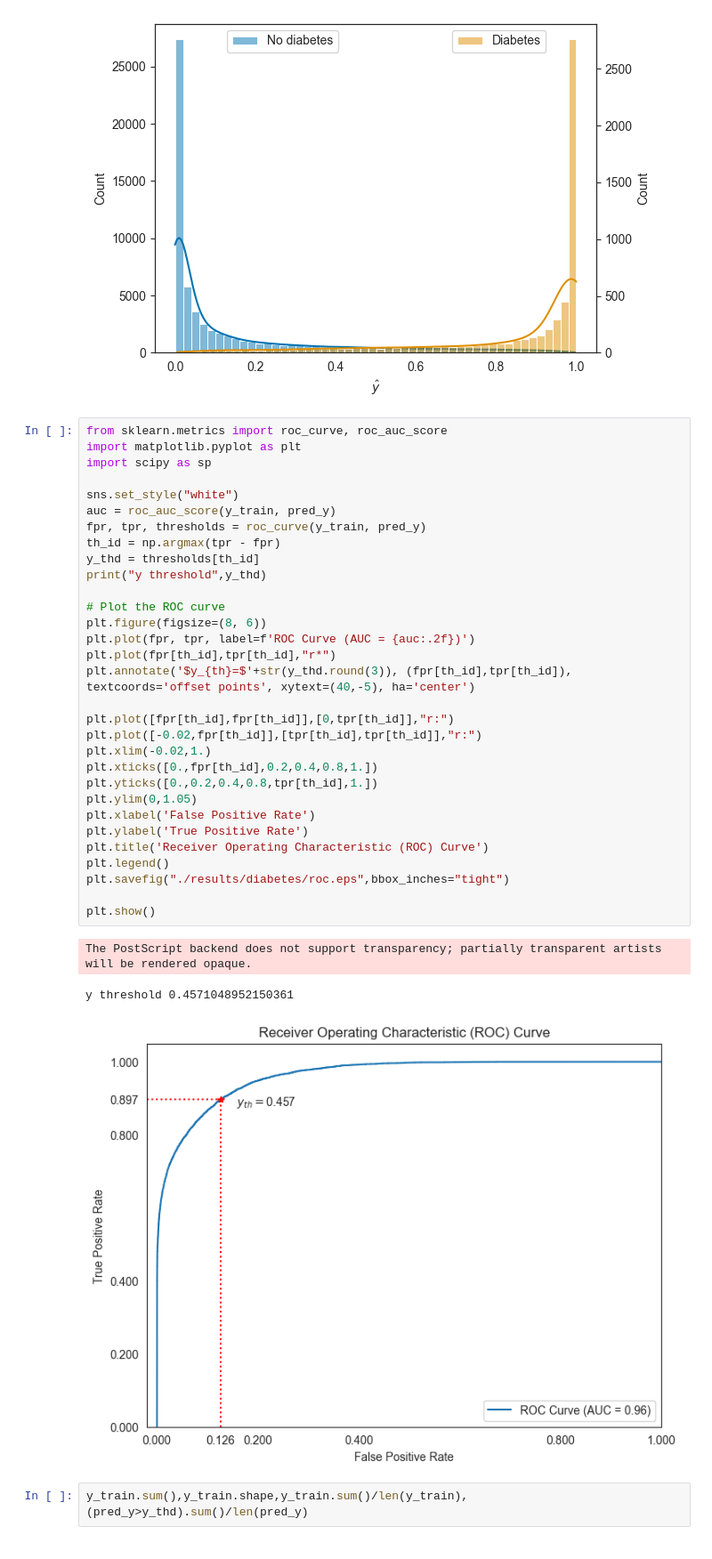
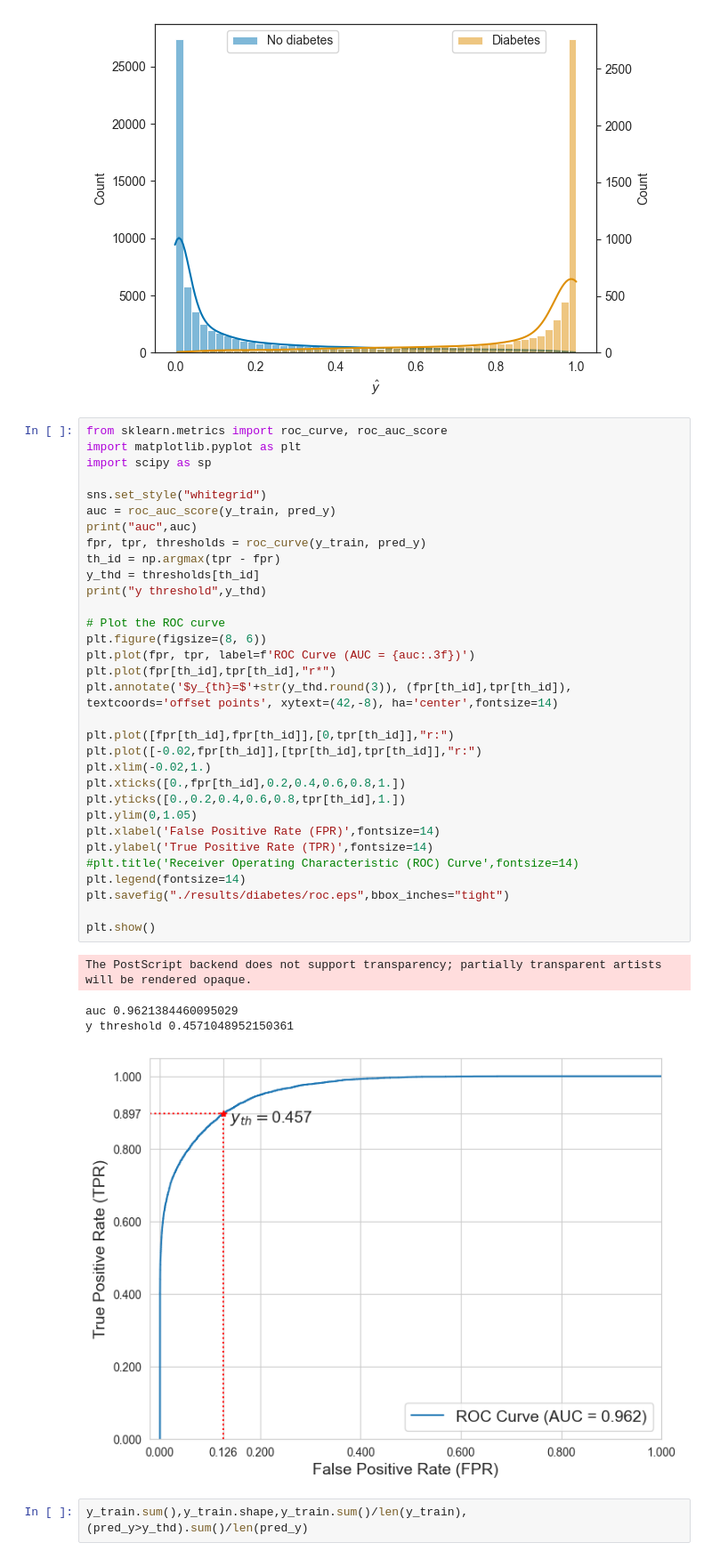
Before and after one commit to tmi-lab/AMORE, a Jupyter notebook: code/notebooks/analyse_results-pattern-diabetes.ipynb, the cells around one changed output. Shown at 89% size. Drawn from its saved outputs; the diff is of its cells as text.

```diff
--- a/code/notebooks/analyse_results-pattern-diabetes.ipynb
+++ b/code/notebooks/analyse_results-pattern-diabetes.ipynb
@@ -305,38 +314,40 @@ ax2.legend(loc='upper right', bbox_to_anchor=(0.9, 1.))
 # %%
 from sklearn.metrics import roc_curve, roc_auc_score
 import matplotlib.pyplot as plt
 import scipy as sp
 
-sns.set_style("white")
+sns.set_style("whitegrid")
 auc = roc_auc_score(y_train, pred_y)
+print("auc",auc)
 fpr, tpr, thresholds = roc_curve(y_train, pred_y)
 th_id = np.argmax(tpr - fpr)
 y_thd = thresholds[th_id]
 print("y threshold",y_thd)
 
 # Plot the ROC curve
 plt.figure(figsize=(8, 6))
-plt.plot(fpr, tpr, label=f'ROC Curve (AUC = {auc:.2f})')
+plt.plot(fpr, tpr, label=f'ROC Curve (AUC = {auc:.3f})')
 plt.plot(fpr[th_id],tpr[th_id],"r*")
-plt.annotate('$y_{th}=$'+str(y_thd.round(3)), (fpr[th_id],tpr[th_id]), textcoords='offset points', xytext=(40,-5), ha='center')
+plt.annotate('$y_{th}=$'+str(y_thd.round(3)), (fpr[th_id],tpr[th_id]), textcoords='offset points', xytext=(42,-8), ha='center',fontsize=14)
 
 plt.plot([fpr[th_id],fpr[th_id]],[0,tpr[th_id]],"r:")
 plt.plot([-0.02,fpr[th_id]],[tpr[th_id],tpr[th_id]],"r:")
 plt.xlim(-0.02,1.)
-plt.xticks([0.,fpr[th_id],0.2,0.4,0.8,1.])
-plt.yticks([0.,0.2,0.4,0.8,tpr[th_id],1.])
+plt.xticks([0.,fpr[th_id],0.2,0.4,0.6,0.8,1.])
+plt.yticks([0.,0.2,0.4,0.6,0.8,tpr[th_id],1.])
 plt.ylim(0,1.05)
-plt.xlabel('False Positive Rate')
-plt.ylabel('True Positive Rate')
-plt.title('Receiver Operating Characteristic (ROC) Curve')
-plt.legend()
+plt.xlabel('False Positive Rate (FPR)',fontsize=14)
+plt.ylabel('True Positive Rate (TPR)',fontsize=14)
+#plt.title('Receiver Operating Characteristic (ROC) Curve',fontsize=14)
+plt.legend(fontsize=14)
 plt.savefig("./results/diabetes/roc.eps",bbox_inches="tight")
 
 plt.show()
 # %% [output]
 The PostScript backend does not support transparency; partially transparent artists will be rendered opaque.
+auc 0.9621384460095029
 y threshold 0.4571048952150361
-[figure, old version]
+[figure, new version]
 # %%
 y_train.sum(),y_train.shape,y_train.sum()/len(y_train),(pred_y>y_thd).sum()/len(pred_y)
 # %% [output]
```
Also changed, not shown: parts of 21 cells of this notebook, 1 other file.
